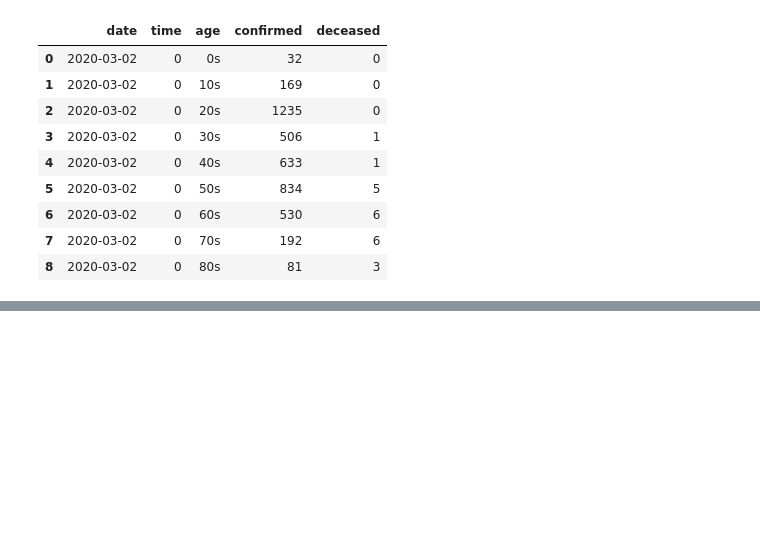
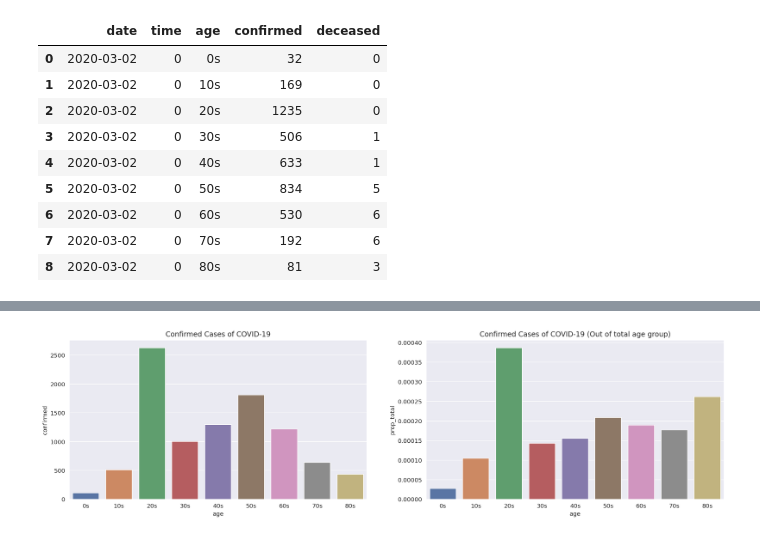
Before and after one commit to hwuiwon/covid-19-analysis-kr, a Jupyter notebook: Covid-19-in-South-Korea.ipynb, the cells around one changed output, grey strips where cells are left out. Saved outputs shown, nothing was run; the diff lists cells and outputs as text; code cells hidden in the pictures; blank space fills up the shorter version.

```diff
--- a/Covid-19-in-South-Korea.ipynb
+++ b/Covid-19-in-South-Korea.ipynb
@@ -124,0 +157,21 @@ sns.barplot(data=age[-9:], x='age', y='confirmed')
+# %%
+fig, (ax1, ax2) = plt.subplots(ncols=2, figsize=(20, 5))
+
+# Confirmed cases by age
+ax1.title.set_text('Confirmed Cases of COVID-19')
+sns.barplot(data=age[-9:], x='age', y='confirmed', ax=ax1)
+
+# Create new column of total people in that age group
+pop_dist_age = pop_dist.iloc[0, 2:11].str.replace(',', '')
+age['age_total'] = np.tile(pop_dist_age, len(age) // len(pop_dist_age) + 1)[:len(age)]
+
+# Create proportion column
+age['prop_total'] = age['confirmed'] / age['age_total'].astype(float)
+
+# Proportion of confirmed cases by age to total people in age group
+ax2.title.set_text('Confirmed Cases of COVID-19 (Out of total age group)')
+sns.barplot(data=age[-9:], x='age', y='prop_total', ax=ax2)
+
+plt.show()
+# %% [output]
+[figure, added]
```
Also changed, not shown: parts of 18 cells of this notebook.
